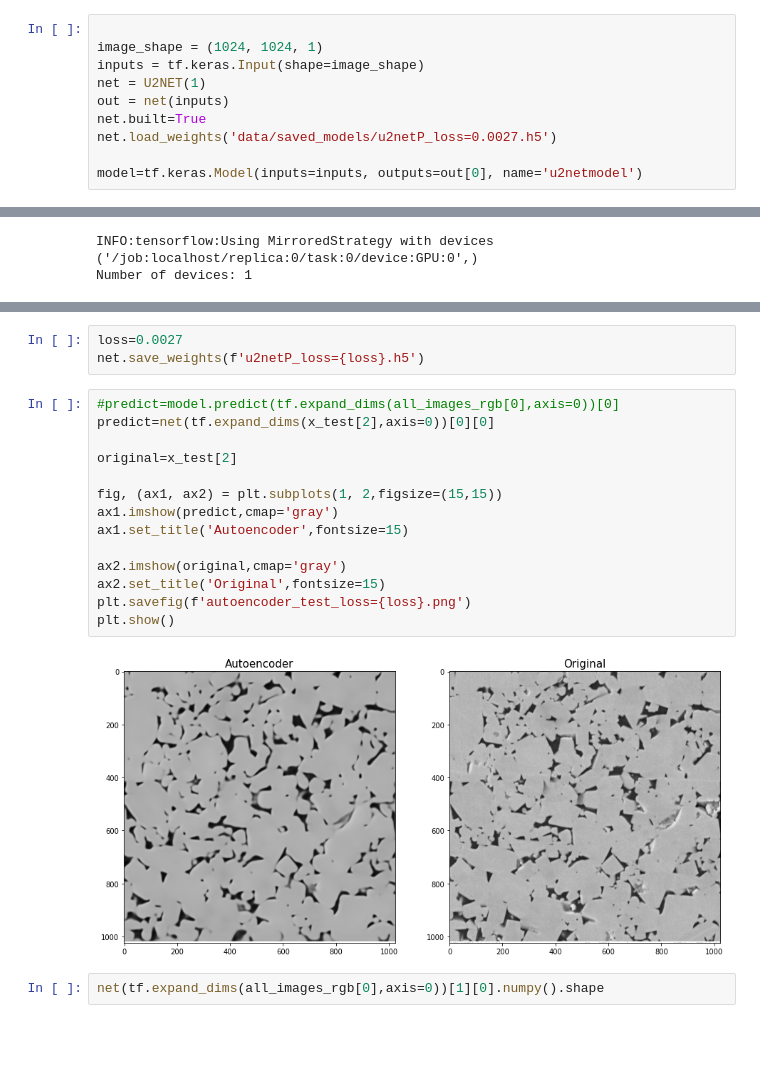
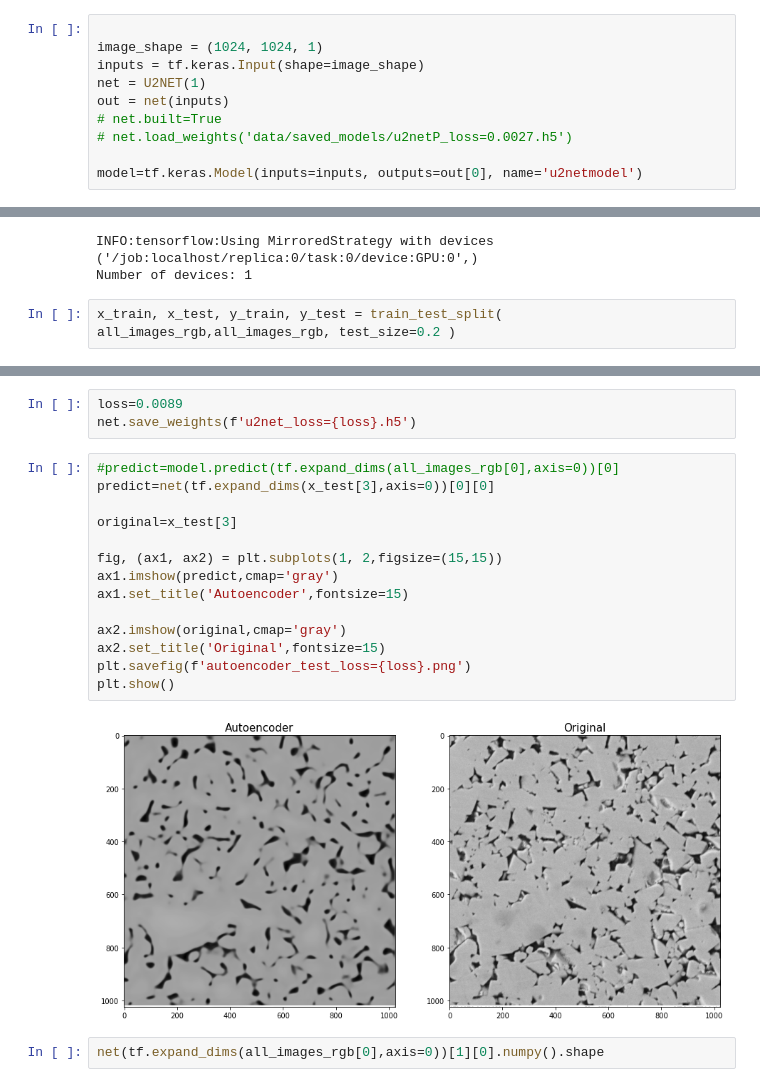
Before and after one commit to dkagramanyan/WC-Co_computer_vision, a Jupyter notebook: 06-NN.ipynb, the cells around one changed output, grey strips where cells are left out. Saved outputs shown, nothing was run; the diff lists cells and outputs as text; blank space fills up the shorter version.

```diff
--- a/06-NN.ipynb
+++ b/06-NN.ipynb
@@ -28,7 +28,7 @@ image_shape = (1024, 1024, 1)
 inputs = tf.keras.Input(shape=image_shape)
 net = U2NET(1)
 out = net(inputs)
-net.built=True
-net.load_weights('data/saved_models/u2netP_loss=0.0027.h5')
+# net.built=True
+# net.load_weights('data/saved_models/u2netP_loss=0.0027.h5')
 
 model=tf.keras.Model(inputs=inputs, outputs=out[0], name='u2netmodel')
@@ -64,4 +51,6 @@ with strategy.scope():
 # %% [output]
 INFO:tensorflow:Using MirroredStrategy with devices ('/job:localhost/replica:0/task:0/device:GPU:0',)
 Number of devices: 1
+# %%
+x_train, x_test, y_train, y_test = train_test_split(  all_images_rgb,all_images_rgb, test_size=0.2 )
 # %%
@@ -99,23 +82,23 @@ Epoch 35/50
 KeyboardInterrupt:
 # %%
-loss=0.0027
-net.save_weights(f'u2netP_loss={loss}.h5')
+loss=0.0089
+net.save_weights(f'u2net_loss={loss}.h5')
 # %%
 #predict=model.predict(tf.expand_dims(all_images_rgb[0],axis=0))[0]
-predict=net(tf.expand_dims(x_test[2],axis=0))[0][0]
+predict=net(tf.expand_dims(x_test[3],axis=0))[0][0]
 
-original=x_test[2]
+original=x_test[3]
 
 fig, (ax1, ax2) = plt.subplots(1, 2,figsize=(15,15))
 ax1.imshow(predict,cmap='gray')
 ax1.set_title('Autoencoder',fontsize=15)
 
 ax2.imshow(original,cmap='gray')
 ax2.set_title('Original',fontsize=15)
 plt.savefig(f'autoencoder_test_loss={loss}.png')
 plt.show()
 # %% [output]
-[figure, old version]
+[figure, new version]
 # %%
 net(tf.expand_dims(all_images_rgb[0],axis=0))[1][0].numpy().shape
 # %% [output]
```
Also changed, not shown: parts of 7 cells of this notebook, 1 other file.
